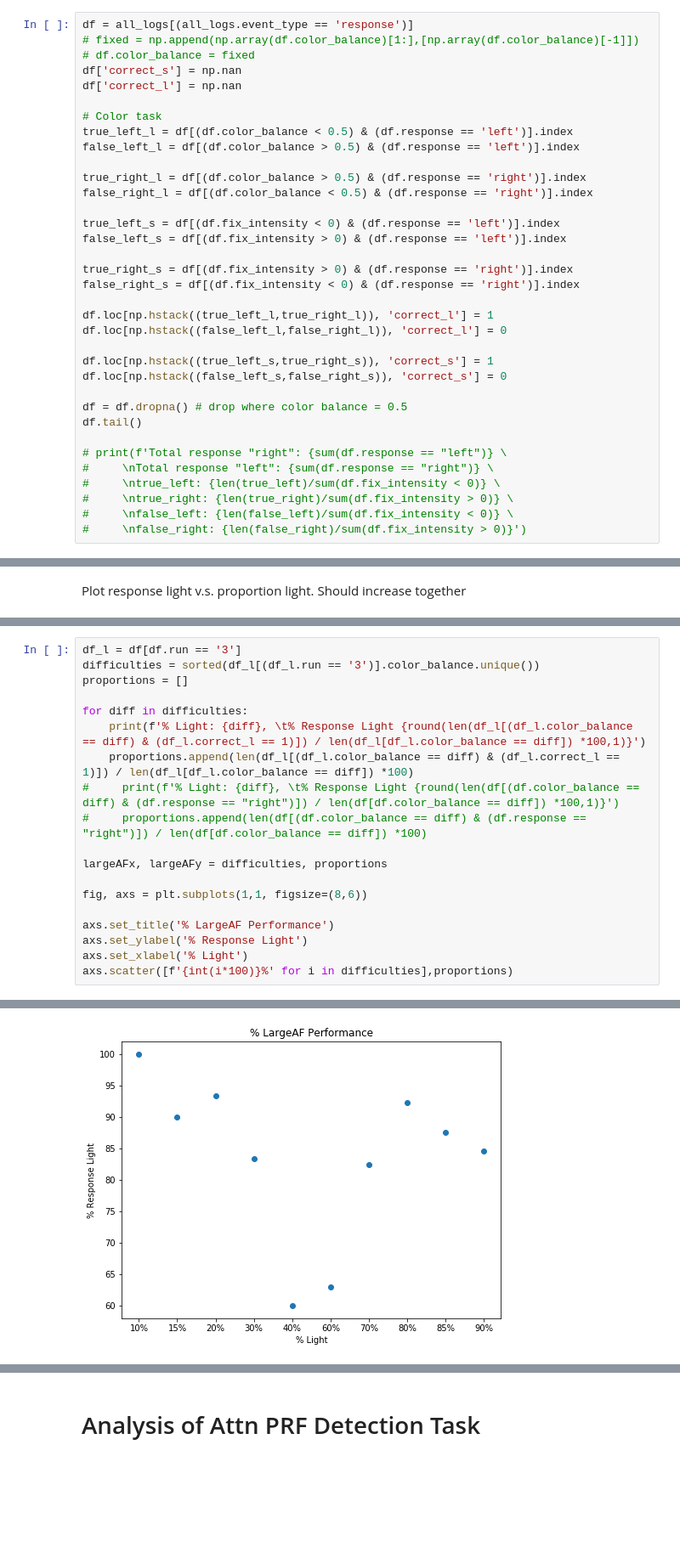
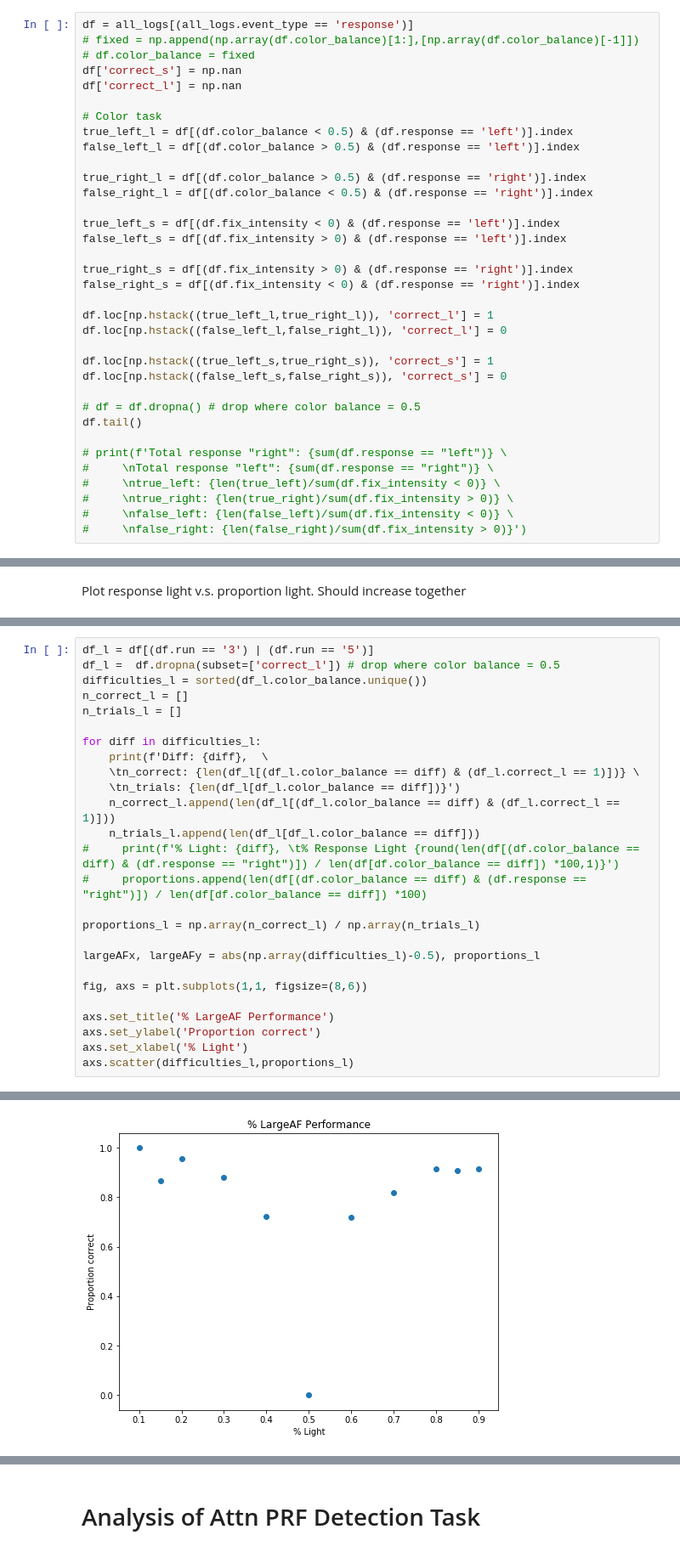
Before and after one commit to sumiyaabdi/PRF_Experiment_Checkers, a Jupyter notebook: Experiment/analysis/analysis.ipynb, the cells around one changed output, grey strips where cells are left out. Shown at 85% size. Drawn from its saved outputs; the diff is of its cells as text; blank space fills up the shorter version.

```diff
--- a/Experiment/analysis/analysis.ipynb
+++ b/Experiment/analysis/analysis.ipynb
@@ -76,7 +84,7 @@ df.loc[np.hstack((false_left_l,false_right_l)), 'correct_l'] = 0
 df.loc[np.hstack((true_left_s,true_right_s)), 'correct_s'] = 1
 df.loc[np.hstack((false_left_s,false_right_s)), 'correct_s'] = 0
 
-df = df.dropna() # drop where color balance = 0.5
+# df = df.dropna() # drop where color balance = 0.5
 df.tail()
 
 # print(f'Total response "right": {sum(df.response == "left")} \
@@ -99,20 +107,27 @@ Plot large AF
 # %%
-df_l = df[df.run == '3']
-difficulties = sorted(df_l[(df_l.run == '3')].color_balance.unique())
-proportions = []
+df_l = df[(df.run == '3') | (df.run == '5')]
+df_l =  df.dropna(subset=['correct_l']) # drop where color balance = 0.5
+difficulties_l = sorted(df_l.color_balance.unique())
+n_correct_l = []
+n_trials_l = []
 
-for diff in difficulties:
-    print(f'% Light: {diff}, \t% Response Light {round(len(df_l[(df_l.color_balance == diff) & (df_l.correct_l == 1)]) / len(df_l[df_l.color_balance == diff]) *100,1)}')
-    proportions.append(len(df_l[(df_l.color_balance == diff) & (df_l.correct_l == 1)]) / len(df_l[df_l.color_balance == diff]) *100)
+for diff in difficulties_l:
+    print(f'Diff: {diff},  \
+    \tn_correct: {len(df_l[(df_l.color_balance == diff) & (df_l.correct_l == 1)])} \
+    \tn_trials: {len(df_l[df_l.color_balance == diff])}')
+    n_correct_l.append(len(df_l[(df_l.color_balance == diff) & (df_l.correct_l == 1)]))
+    n_trials_l.append(len(df_l[df_l.color_balance == diff]))
 #     print(f'% Light: {diff}, \t% Response Light {round(len(df[(df.color_balance == diff) & (df.response == "right")]) / len(df[df.color_balance == diff]) *100,1)}')
 #     proportions.append(len(df[(df.color_balance == diff) & (df.response == "right")]) / len(df[df.color_balance == diff]) *100)
 
-largeAFx, largeAFy = difficulties, proportions
+proportions_l = np.array(n_correct_l) / np.array(n_trials_l)
+
+largeAFx, largeAFy = abs(np.array(difficulties_l)-0.5), proportions_l
 
 fig, axs = plt.subplots(1,1, figsize=(8,6))
 
 axs.set_title('% LargeAF Performance')
-axs.set_ylabel('% Response Light')
+axs.set_ylabel('Proportion correct')
 axs.set_xlabel('% Light')
-axs.scatter([f'{int(i*100)}%' for i in difficulties],proportions)
+axs.scatter(difficulties_l,proportions_l)
 # %% [output]
@@ -129,3 +145,3 @@ axs.scatter([f'{int(i*100)}%' for i in difficulties],proportions)
 <matplotlib.collections.PathCollection at 0x...>
-[figure, old version]
+[figure, new version]
 # %% [markdown]
```
Also changed, not shown: parts of 14 cells of this notebook.
